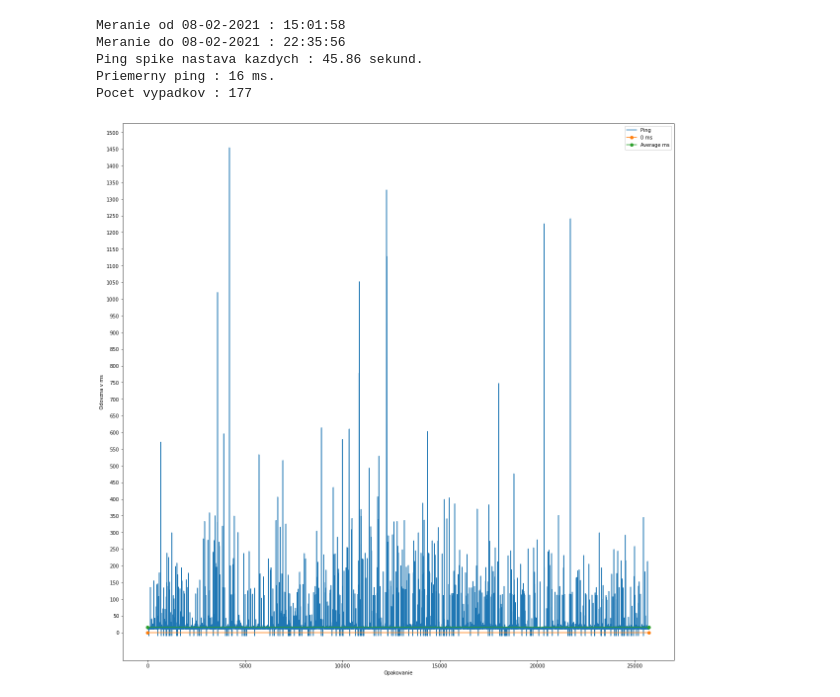
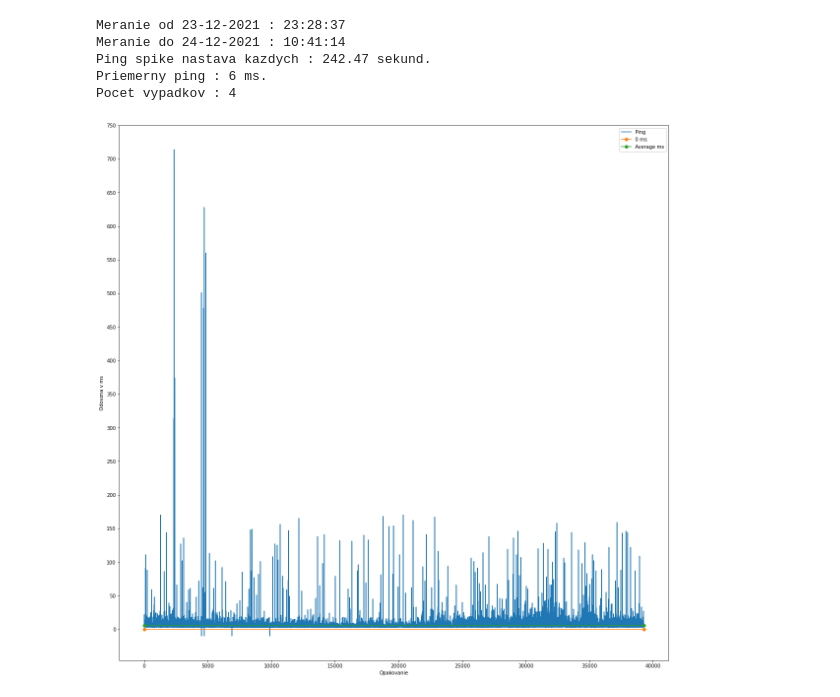
Before and after one commit to williambrach/ping-analysis, a Jupyter notebook: ping_analytics.ipynb, the cells around one changed output. Saved outputs shown, nothing was run; the diff lists cells and outputs as text; code cells hidden in the pictures.

```diff
--- a/ping_analytics.ipynb
+++ b/ping_analytics.ipynb
@@ -6,7 +6,7 @@ import numpy as np
 import scipy.stats as s
 # %%
 def ping_analysis(fileName, save=False):
-    df = pd.read_csv(f"./dataWin2/{fileName}_ping.csv", delimiter = ",")
+    df = pd.read_csv(f"{fileName}_ping.csv", delimiter = ",")
     df['ms'] = df['ms'].apply(lambda x : str(-10) if x == -1 else x)
     df['ms'] = pd.to_numeric(df['ms'])
     ping_spikes = df[df['ms'] > 50]['ms'].count()
@@ -45,9 +45,9 @@ Pocet vypadkov : 163
 # %%
-ping_analysis("77.247.224.50",save=True)
+ping_analysis("six1",save=True)
 # %% [output]
-Meranie od 08-02-2021 : 15:01:58
-Meranie do 08-02-2021 : 22:35:56
-Ping spike nastava kazdych : 45.86 sekund.
-Priemerny ping : 16 ms.
-Pocet vypadkov : 177
+Meranie od 23-12-2021 : 23:28:37
+Meranie do 24-12-2021 : 10:41:14
+Ping spike nastava kazdych : 242.47 sekund.
+Priemerny ping : 6 ms.
+Pocet vypadkov : 4
-[figure, old version]
+[figure, new version]
```
Also changed, not shown: parts of 2 cells of this notebook, 16 other files.
